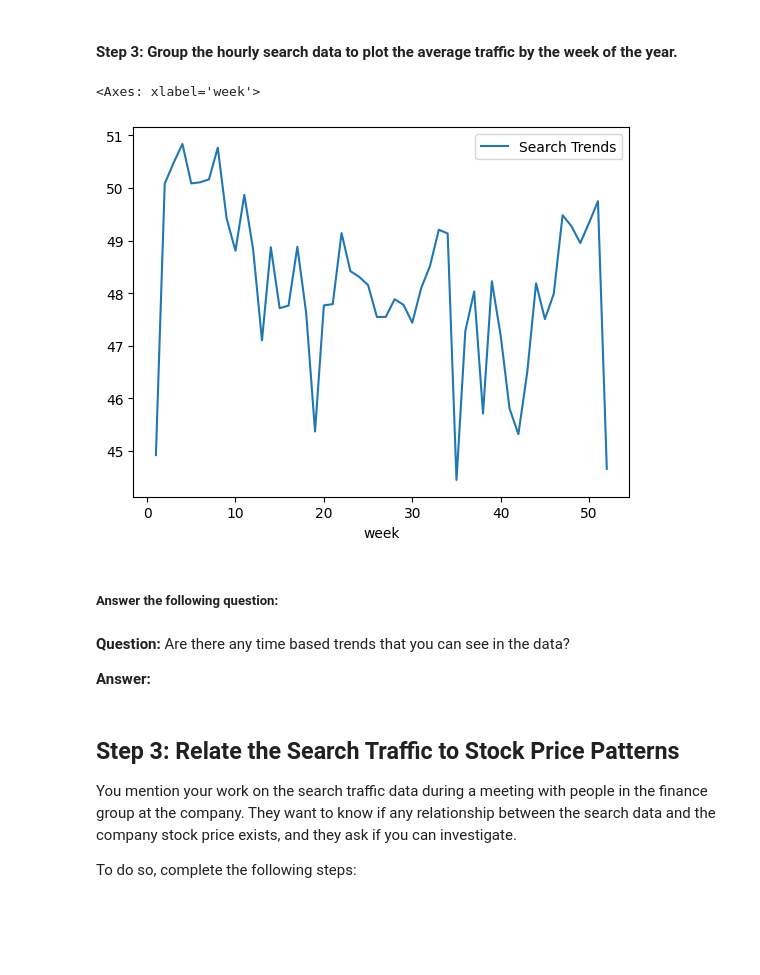
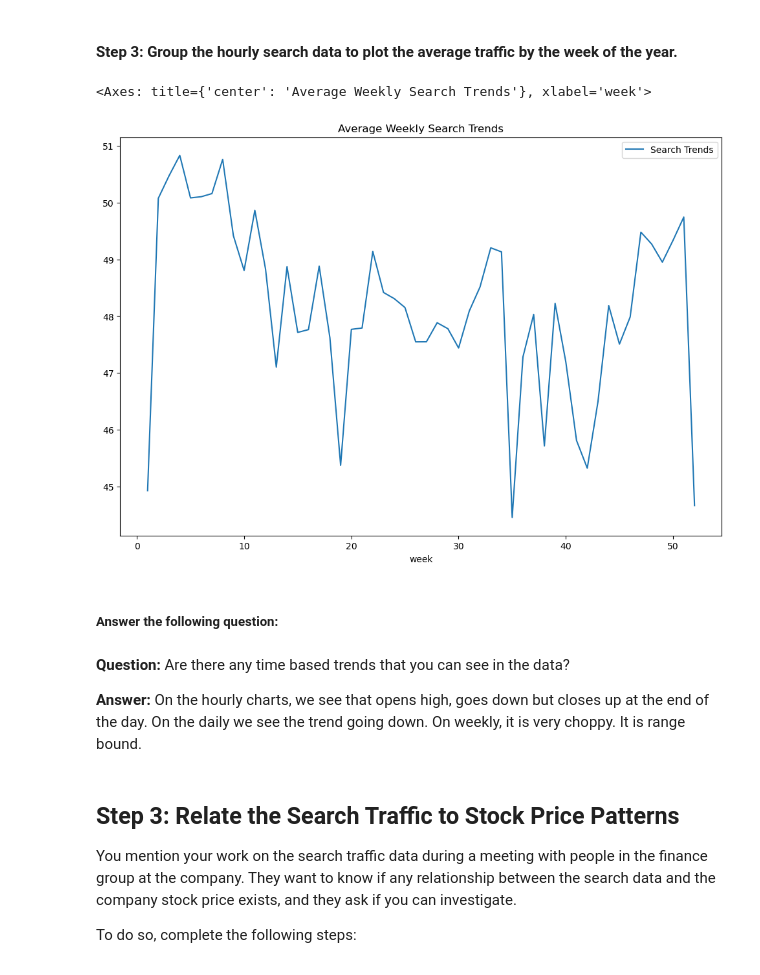
Before and after one commit to mafiat/prophet-challenge, a Jupyter notebook: forecasting_net_prophet.ipynb, the cells around one changed output. Saved outputs shown, nothing was run; the diff lists cells and outputs as text; code cells hidden in the pictures; blank space fills up the shorter version.

```diff
--- a/forecasting_net_prophet.ipynb
+++ b/forecasting_net_prophet.ipynb
@@ -162,15 +183,20 @@ To that end, you want to mine the search traffic data for predictable seasonal p
 #### Step 3: Group the hourly search data to plot the average traffic by the week of the year.
 # %%
 # Group the hourly search data to plot the average traffic by the week of the year using `df.index.isocalendar().week`.
+
+avg_weekly_traffic = df_mercado_trends.groupby(df_mercado_trends.index.isocalendar().week).mean()
+
+# Plot the average weekly traffic
+avg_weekly_traffic.plot(y='Search Trends', kind='line', figsize=(12, 8), title="Average Weekly Search Trends")
 # %% [output]
-<Axes: xlabel='week'>
+<Axes: title={'center': 'Average Weekly Search Trends'}, xlabel='week'>
-[figure, old version]
+[figure, new version]
 # %% [markdown]
 ##### Answer the following question:
 # %% [markdown]
 **Question:** Are there any time based trends that you can see in the data?
 
-**Answer:**
+**Answer:** On the hourly charts, we see that opens high, goes down but closes up at the end of the day. On the daily we see the trend going down. On weekly, it is very choppy. It is range bound.
 # %% [markdown]
 ## Step 3: Relate the Search Traffic to Stock Price Patterns
 
```
Also changed, not shown: parts of 31 cells of this notebook.
